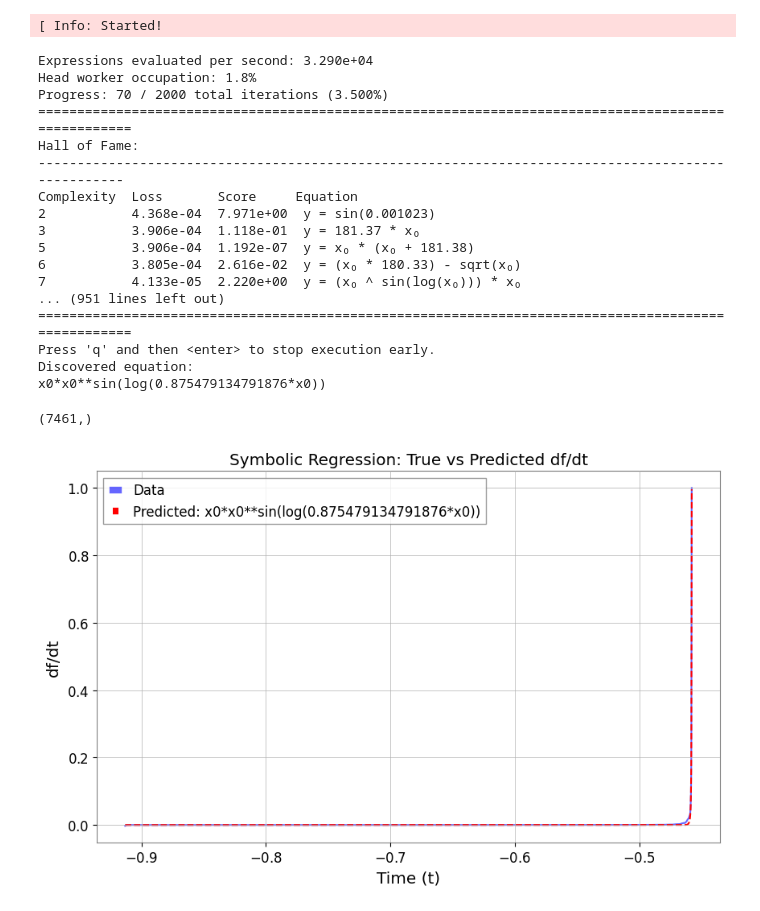
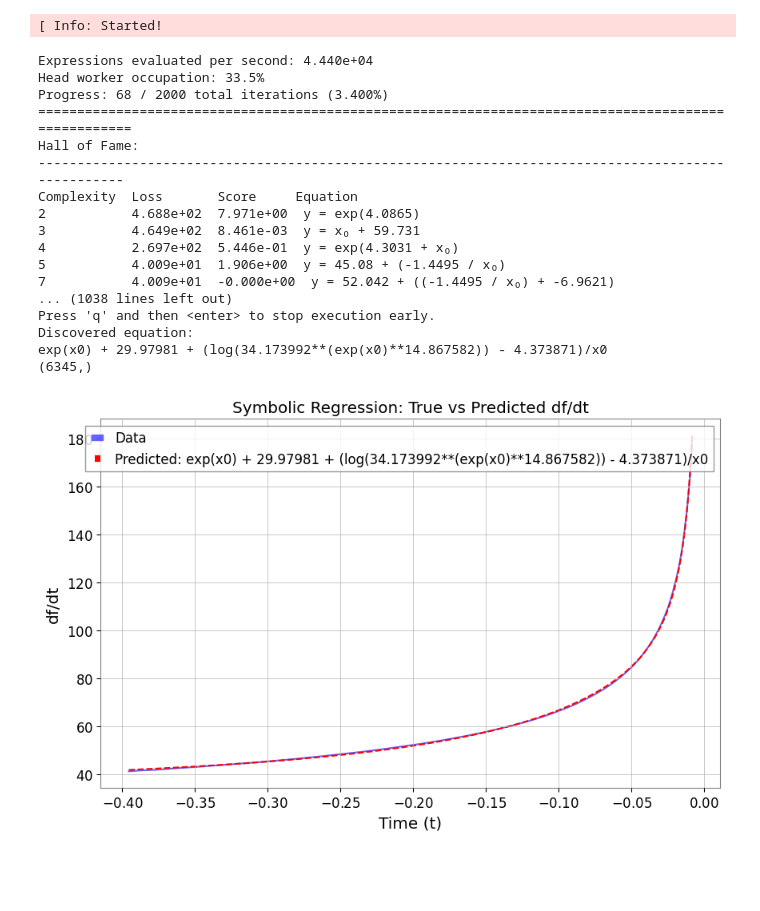
Before and after one commit to ratio999/LIZARD, a Jupyter notebook: Untitled.ipynb, the cells around one changed output. Drawn from its saved outputs; the diff is of its cells as text; code cells hidden in the pictures; blank space fills up the shorter version.

```diff
--- a/Untitled.ipynb
+++ b/Untitled.ipynb
@@ -55,8 +52,8 @@ PyCBC.libutils: pkg-config call failed, setting NO_PKGCONFIG=1
 import matplotlib.pyplot as pylab
 from pycbc.waveform import get_td_waveform, fd_approximants
 hp, hc = get_td_waveform(approximant="IMRPhenomD",
-                         mass1=10,
-                         mass2=10,
+                         mass1=15,
+                         mass2=15,
                          delta_t=1.0/16384,
                          f_lower=30)
 
@@ -142,10 +139,10 @@ smoothed_frequency = gaussian_filter(instantaneous_frequency, sigma=2)
 #smoothed_frequency = savgol_filter(instantaneous_frequency, window_length=51, polyorder=3)
 #smoothed_frequency = instantaneous_frequency
 fisco = np.argmax(smoothed_frequency)
-smoothed_frequency=smoothed_frequency[fisco-10000:fisco]
+smoothed_frequency=smoothed_frequency[2000: fisco-100]
 # Adjust the time vector to match the instantaneous frequency
 t_inst_freq = times[:-1]  # Remove the last time step to match the length of instantaneous_frequency
-t_inst_freq = t_inst_freq[fisco-10000:fisco]
+t_inst_freq = t_inst_freq[2000: fisco-100]
 # Plot the original signal, splined signal, and instantaneous frequency
 pylab.figure(figsize=(12, 8))
 
@@ -167,7 +164,8 @@ pylab.legend()
 
 
 dt = t_inst_freq[1] - t_inst_freq[0]  # Step size
-first_derivative = np.gradient(smoothed_frequency, dt)
+#first_derivative = np.gradient(smoothed_frequency, dt)
+first_derivative = smoothed_frequency
 #first_derivative = savgol_filter(first_derivative, window_length=51, polyorder=3)
 # Plot the smoothed instantaneous frequency
 pylab.subplot(3, 1, 3)
@@ -176,7 +174,7 @@ pylab.xlabel("Time (s)")
 pylab.ylabel("Frequency (Hz)")
 pylab.title("Smoothed Instantaneous Frequency (Chirp)")
 pylab.legend()
-
+#pylab.yscale('log')
 pylab.tight_layout()
 pylab.show()
 # %% [output]
@@ -211,9 +213,10 @@ def true_dynamics(t, x, y):
 #sol = solve_ivp(true_dynamics, t_span, x0, t_eval=t_eval, args=(y,))
 
 # Extract data
-t = t_inst_freq+t_inst_freq[0]
-x = smoothed_frequency/np.max(first_derivative)
-dx_dt_noisy = first_derivative/np.max(first_derivative)  # True derivative
+t = t_inst_freq #+t_inst_freq[0]
+#x = smoothed_frequency/np.max(first_derivative)
+x = np.array(t)
+dx_dt_noisy = first_derivative #/np.max(first_derivative)  # True derivative
 '''
 # Prepare data for PySR
 noise_level = 0.1  # Adjust the noise level (e.g., 10% of the signal)
@@ -230,51 +233,51 @@ y_target = dx_dt_noisy.ravel()
 model = PySRRegressor(
     niterations=100,  # Number of iterations
     binary_operators=["+", "-", "*", "/", "^"],  # Allowed operators
-    unary_operators=["exp", "log", "sqrt", "cos", "sin"],  # Allowed functions
+    unary_operators=["exp", "log"],  # Allowed functions
     populations=20,  # Number of populations
     population_size=50,  # Size of each population
     maxsize=20,  # Maximum size of the expression
-    parsimony=0.1,  # Encourages simpler models
+    parsimony=0.2,  # Encourages simpler models
     progress=True,  # Show progress bar
 )
 
 # Fit the model
 model.fit(X, y_target)
 
 # Print the best symbolic expression
 print("Discovered equation:")
 print(model.sympy())
 
 # Predict dx/dt using the discovered equation
 dx_dt_pred = model.predict(X)
 print(dx_dt_noisy.shape)
 # Plot the results
 plt.figure(figsize=(10, 6))
 plt.plot(t, dx_dt_noisy, color='blue', alpha=0.6, label='Data')
+#plt.plot(t, (-1*(-0.11657277) - 0.0018206446/(t - 1*(-0.093872644))**3/8.)*0.6961928, color='blue', alpha=0.6, label='Data')
 plt.plot(t, dx_dt_pred, color='red', linestyle='--', label=''.join(('Predicted: ', str(model.sympy()))))
 plt.xlabel('Time (t)')
 plt.ylabel('df/dt')
 plt.title('Symbolic Regression: True vs Predicted df/dt')
 plt.legend()
 plt.show()
 # %% [output]
 [ Info: Started!
-Expressions evaluated per second: 3.290e+04
-Head worker occupation: 1.8%
-Progress: 70 / 2000 total iterations (3.500%)
+Expressions evaluated per second: 4.440e+04
+Head worker occupation: 33.5%
+Progress: 68 / 2000 total iterations (3.400%)
 ====================================================================================================
 Hall of Fame:
 ---------------------------------------------------------------------------------------------------
 Complexity  Loss       Score     Equation
-2           4.368e-04  7.971e+00  y = sin(0.001023)
-3           3.906e-04  1.118e-01  y = 181.37 * x₀
-5           3.906e-04  1.192e-07  y = x₀ * (x₀ + 181.38)
-6           3.805e-04  2.616e-02  y = (x₀ * 180.33) - sqrt(x₀)
-7           4.133e-05  2.220e+00  y = (x₀ ^ sin(log(x₀))) * x₀
-... (951 lines left out)
-====================================================================================================
+2           4.688e+02  7.971e+00  y = exp(4.0865)
+3           4.649e+02  8.461e-03  y = x₀ + 59.731
+4           2.697e+02  5.446e-01  y = exp(4.3031 + x₀)
+5           4.009e+01  1.906e+00  y = 45.08 + (-1.4495 / x₀)
+7           4.009e+01  -0.000e+00  y = 52.042 + ((-1.4495 / x₀) + -6.9621)
+... (1038 lines left out)
 Press 'q' and then <enter> to stop execution early.
 Discovered equation:
-x0*x0**sin(log(0.875479134791876*x0))
+exp(x0) + 29.97981 + (log(34.173992**(exp(x0)**14.867582)) - 4.373871)/x0
+(6345,)
-(7461,)
-[figure, old version]
+[figure, new version]
```
Also changed, not shown: parts of 28 cells of this notebook, 2 other files.
